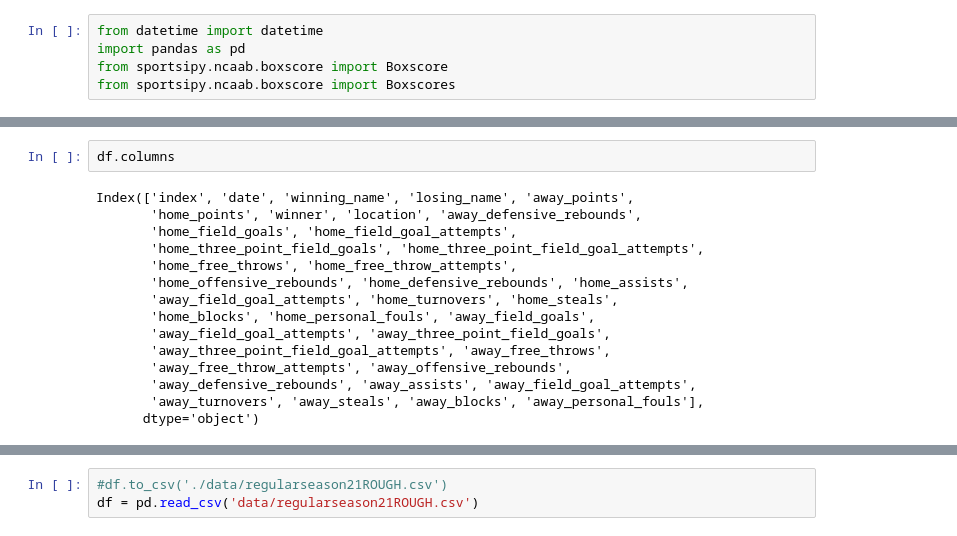
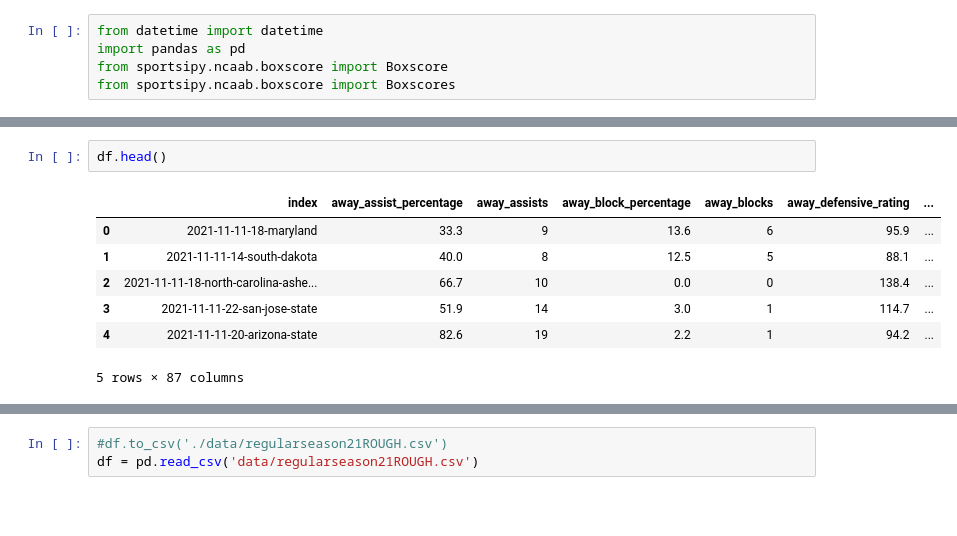
Before and after one commit to MatthewR1021/Machine-Learning-Madness, a Jupyter notebook: RecentGames.ipynb, the cells around one changed output, grey strips where cells are left out. Cells and saved outputs as stored; diff of their text form; blank space fills up the shorter version.

```diff
--- a/RecentGames.ipynb
+++ b/RecentGames.ipynb
@@ -35,17 +76,10 @@ df = get_current_games(datetime(2021,11,11),datetime(2021,11,11))
 # %%
-df.columns
+df.head()
 # %% [output]
+|  | index | away_assist_percentage | away_assists | away_block_percentage | away_blocks | away_defensive_rating | ... |
+| 0 | 2021-11-11-18-maryland | 33.3 | 9 | 13.6 | 6 | 95.9 | ... |
+| 1 | 2021-11-11-14-south-dakota | 40.0 | 8 | 12.5 | 5 | 88.1 | ... |
+| 2 | 2021-11-11-18-north-carolina-ashe... | 66.7 | 10 | 0.0 | 0 | 138.4 | ... |
+| 3 | 2021-11-11-22-san-jose-state | 51.9 | 14 | 3.0 | 1 | 114.7 | ... |
+| 4 | 2021-11-11-20-arizona-state | 82.6 | 19 | 2.2 | 1 | 94.2 | ... |
-Index(['index', 'date', 'winning_name', 'losing_name', 'away_points',
-       'home_points', 'winner', 'location', 'away_defensive_rebounds',
-       'home_field_goals', 'home_field_goal_attempts',
-       'home_three_point_field_goals', 'home_three_point_field_goal_attempts',
-       'home_free_throws', 'home_free_throw_attempts',
-       'home_offensive_rebounds', 'home_defensive_rebounds', 'home_assists',
-       'away_field_goal_attempts', 'home_turnovers', 'home_steals',
-       'home_blocks', 'home_personal_fouls', 'away_field_goals',
-       'away_field_goal_attempts', 'away_three_point_field_goals',
-       'away_three_point_field_goal_attempts', 'away_free_throws',
-       'away_free_throw_attempts', 'away_offensive_rebounds',
-       'away_defensive_rebounds', 'away_assists', 'away_field_goal_attempts',
-       'away_turnovers', 'away_steals', 'away_blocks', 'away_personal_fouls'],
-      dtype='object')
+5 rows × 87 columns
```
Also changed, not shown: parts of 20 cells of this notebook, 1 other file.
